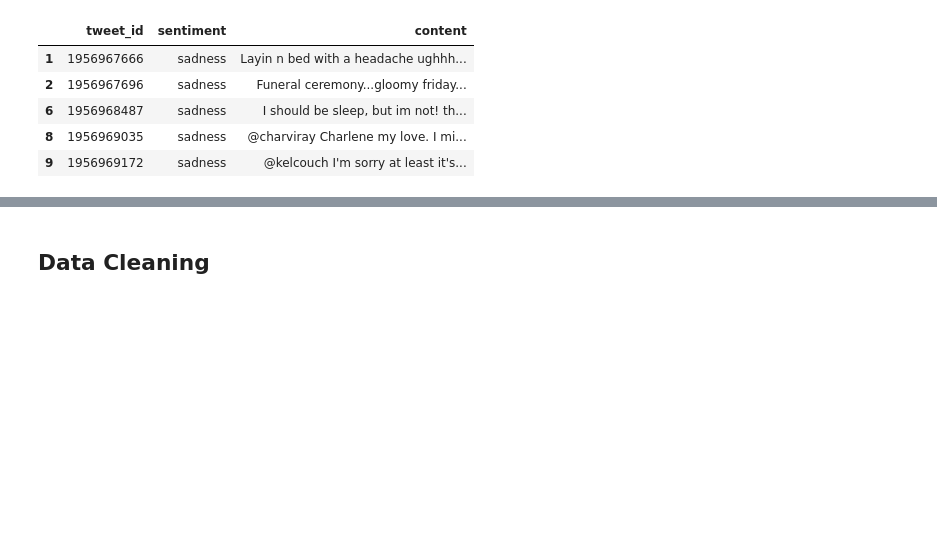
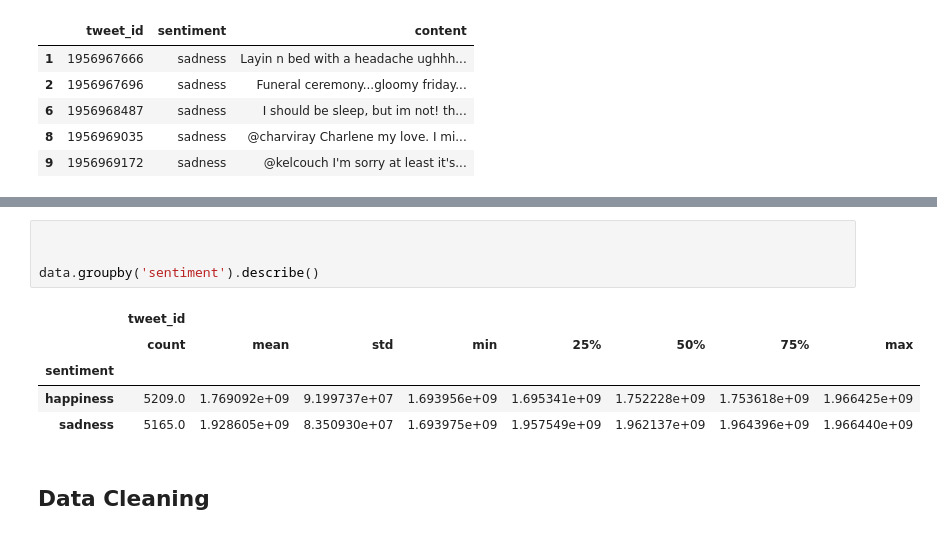
Before and after one commit to dr-mushtaq/Projects, a Jupyter notebook: Emotion_Detection_in_Text.ipynb, the cells around one changed output, grey strips where cells are left out. Saved outputs shown, nothing was run; the diff lists cells and outputs as text; blank space fills up the shorter version.

```diff
--- a/Emotion_Detection_in_Text.ipynb
+++ b/Emotion_Detection_in_Text.ipynb
@@ -78,3 +94,13 @@ data.head()
+# %%
+
+
+data.groupby('sentiment').describe()
+# %% [output]
+|  | tweet_id |  |  |  |  |  |  |  |
+|  | count | mean | std | min | 25% | 50% | 75% | max |
+| sentiment |  |  |  |  |  |  |  |  |
+| happiness | 5209.0 | 1.769092e+09 | 9.199737e+07 | 1.693956e+09 | 1.695341e+09 | 1.752228e+09 | 1.753618e+09 | 1.966425e+09 |
+| sadness | 5165.0 | 1.928605e+09 | 8.350930e+07 | 1.693975e+09 | 1.957549e+09 | 1.962137e+09 | 1.964396e+09 | 1.966440e+09 |
 # %% [markdown]
 ## **Data Cleaning**
 # %%
```
Also changed, not shown: parts of 4 cells of this notebook.
